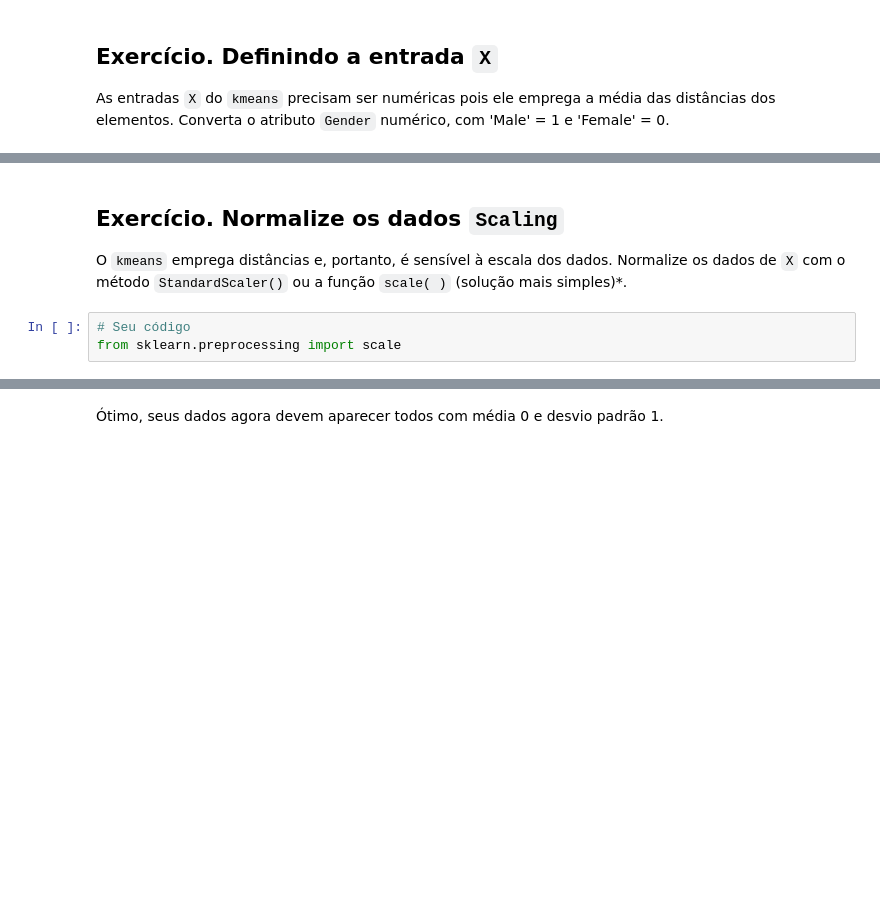
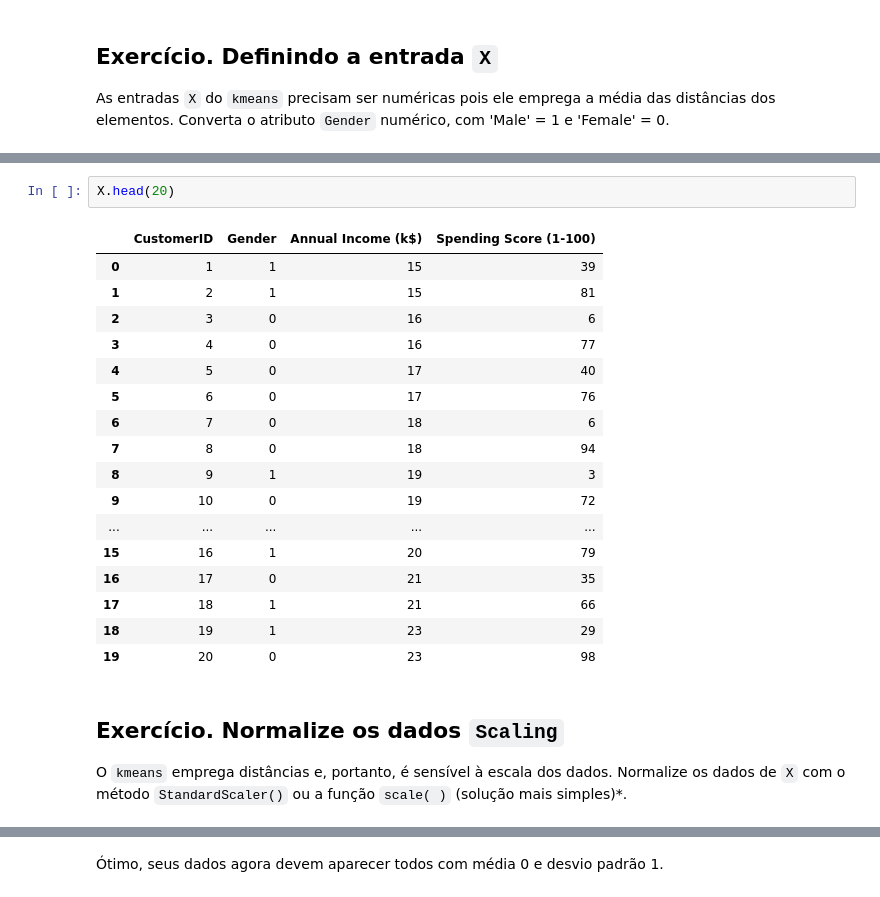
Before and after one commit to andvsilva/programming_school, a Jupyter notebook: notebooks/kmedias/TIC_Kmedias_Lab_2023_2_exercises.ipynb, the cells around one changed output, grey strips where cells are left out. Cells and saved outputs as stored; diff of their text form; blank space fills up the shorter version.

```diff
--- a/notebooks/kmedias/TIC_Kmedias_Lab_2023_2_exercises.ipynb
+++ b/notebooks/kmedias/TIC_Kmedias_Lab_2023_2_exercises.ipynb
@@ -53,7 +104,24 @@ As entradas `X` do `kmeans` precisam ser numéricas pois ele emprega a média da
+# %%
+X.head(20)
+# %% [output]
+|  | CustomerID | Gender | Annual Income (k$) | Spending Score (1-100) |
+| 0 | 1 | 1 | 15 | 39 |
+| 1 | 2 | 1 | 15 | 81 |
+| 2 | 3 | 0 | 16 | 6 |
+| 3 | 4 | 0 | 16 | 77 |
+| 4 | 5 | 0 | 17 | 40 |
+| 5 | 6 | 0 | 17 | 76 |
+| 6 | 7 | 0 | 18 | 6 |
+| 7 | 8 | 0 | 18 | 94 |
+| 8 | 9 | 1 | 19 | 3 |
+| 9 | 10 | 0 | 19 | 72 |
+| ... | ... | ... | ... | ... |
+| 15 | 16 | 1 | 20 | 79 |
+| 16 | 17 | 0 | 21 | 35 |
+| 17 | 18 | 1 | 21 | 66 |
+| 18 | 19 | 1 | 23 | 29 |
+| 19 | 20 | 0 | 23 | 98 |
 # %% [markdown]
 ## Exercício. Normalize os dados `Scaling`
 
 O `kmeans` emprega distâncias e, portanto, é sensível à escala dos dados. Normalize os dados de `X` com o método `StandardScaler()` ou a função `scale( )` (solução mais simples)\*.
-# %%
-# Seu código
-from sklearn.preprocessing import scale
```
Also changed, not shown: parts of 37 cells of this notebook, 2 other files.
